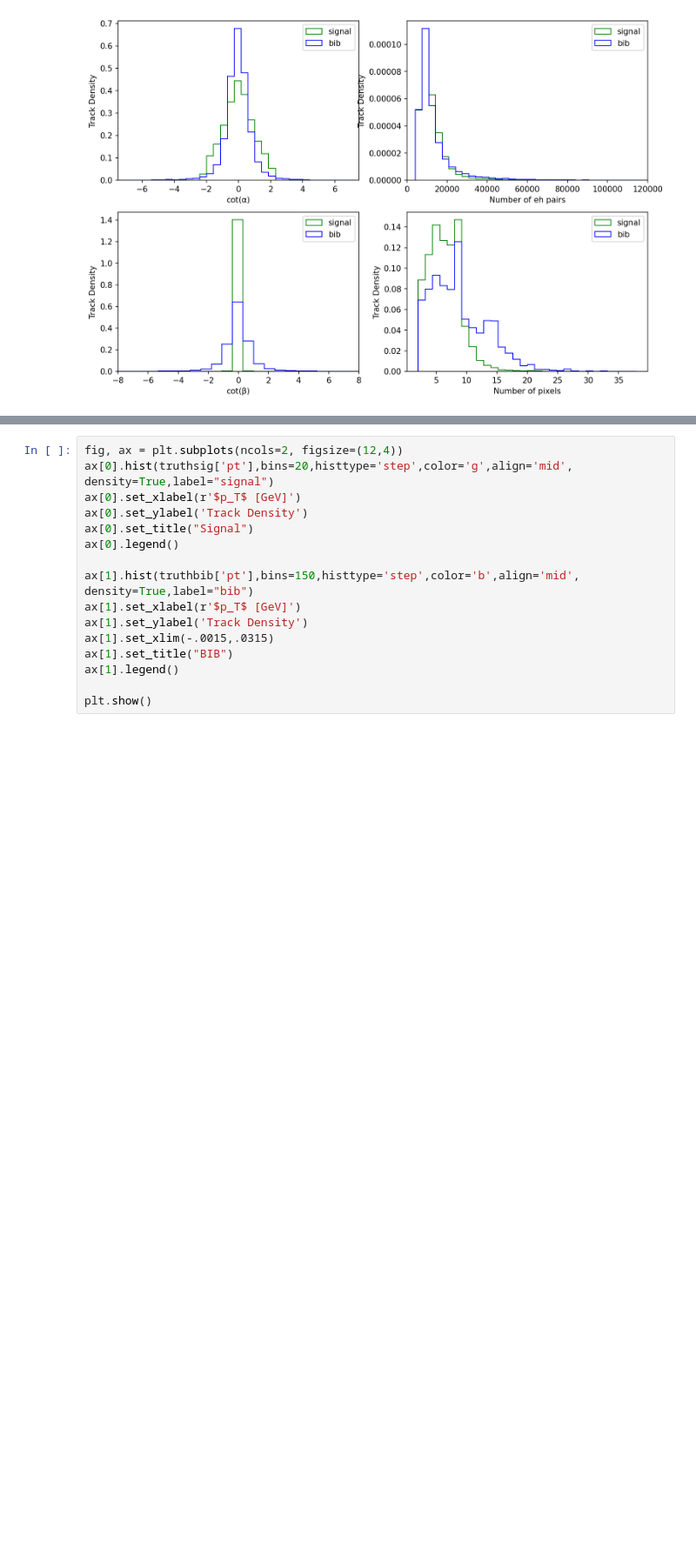
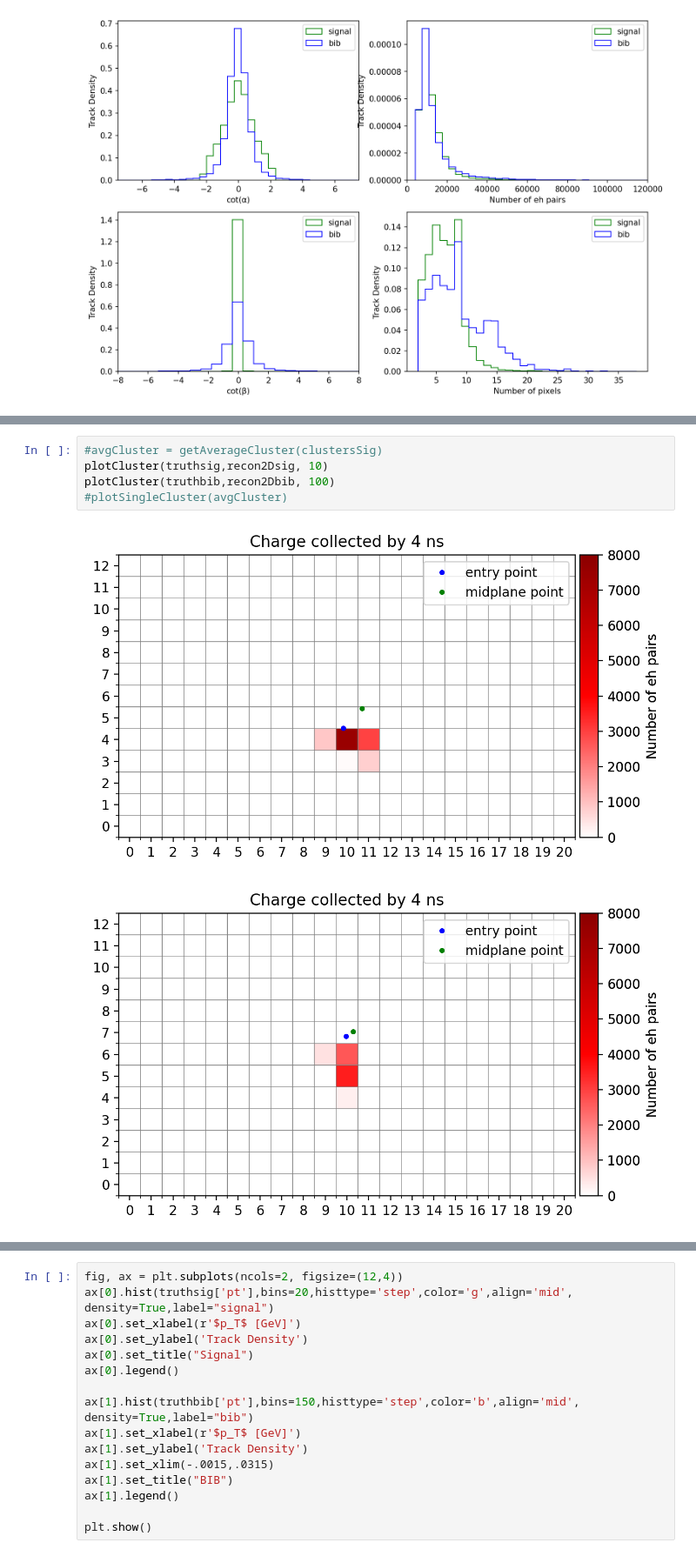
Before and after one commit to elizahoward/cmspix28-mc-sim, a Jupyter notebook: yprofileMuC.ipynb, the cells around one changed output, grey strips where cells are left out. Shown at 87% size. Drawn from its saved outputs; the diff is of its cells as text; blank space fills up the shorter version.

```diff
--- a/yprofileMuC.ipynb
+++ b/yprofileMuC.ipynb
@@ -315,0 +473,8 @@ plt.show()
+# %%
+#avgCluster = getAverageCluster(clustersSig)
+plotCluster(truthsig,recon2Dsig, 10)
+plotCluster(truthbib,recon2Dbib, 100)
+#plotSingleCluster(avgCluster)
+# %% [output]
+[figure, added]
+[figure, added]
```
Also changed, not shown: parts of 16 cells of this notebook, 4 other files.
